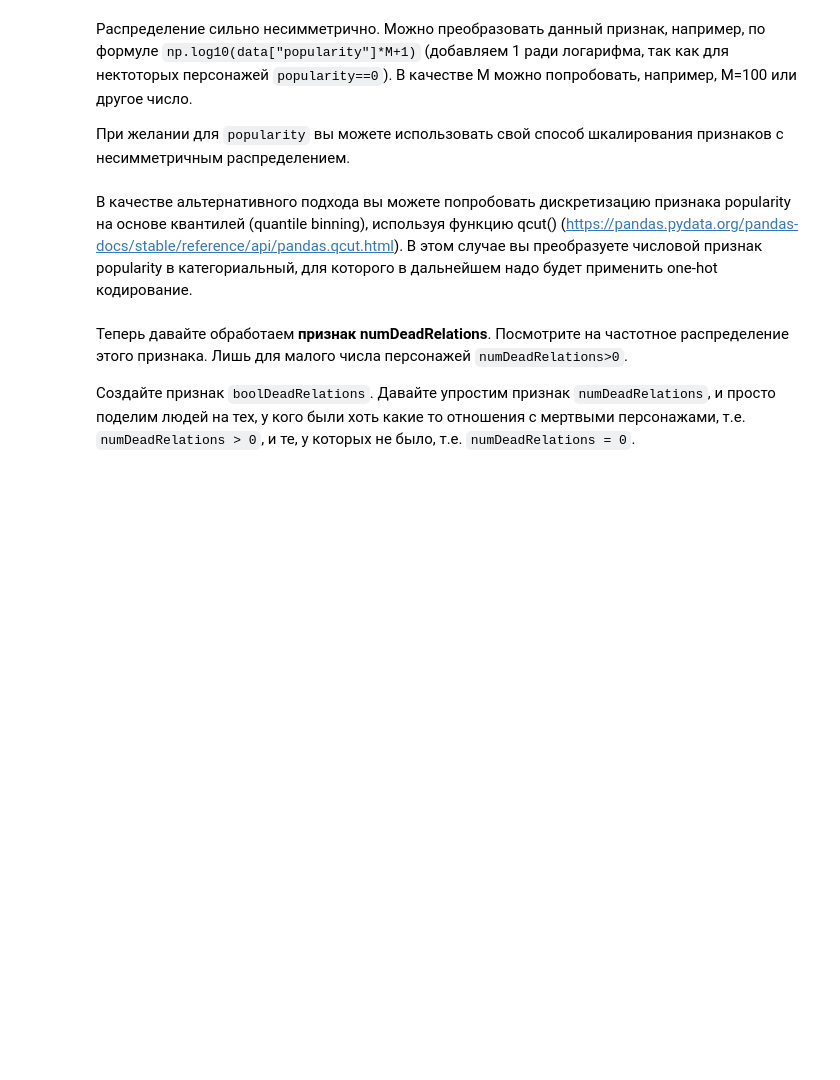
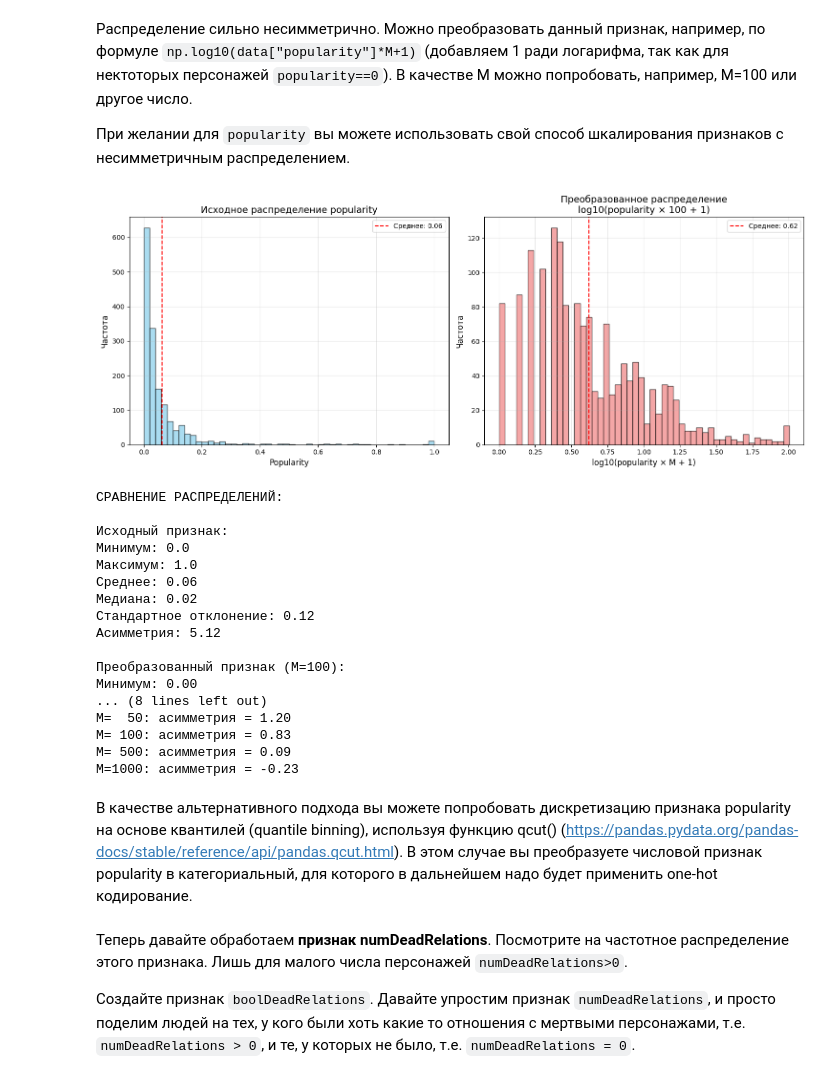
Before and after one commit to Legion342/Legion342, a Jupyter notebook: week_01_ml_intro/Homework/hw_1_game_of_thrones.ipynb, the cells around one changed output. Cells and saved outputs as stored; diff of their text form; code cells hidden in the pictures; blank space fills up the shorter version.

```diff
--- a/week_01_ml_intro/Homework/hw_1_game_of_thrones.ipynb
+++ b/week_01_ml_intro/Homework/hw_1_game_of_thrones.ipynb
@@ -156,6 +291,79 @@ NameError: name 'Nan' is not defined
 Распределение сильно несимметрично. Можно преобразовать данный признак, например, по формуле `np.log10(data["popularity"]*M+1)` (добавляем 1 ради логарифма, так как для нектоторых персонажей `popularity==0`). В качестве M можно попробовать, например, M=100 или другое число.
 
 При желании для `popularity` вы можете использовать свой способ шкалирования признаков с несимметричным распределением.
+# %%
+import numpy as np
+
+# Теперь можно выполнять преобразование
+M = 100
+data['popularity_log'] = np.log10(data['popularity'] * M + 1)
+
+# Построение гистограмм для сравнения исходного и преобразованного признака
+fig, (ax1, ax2) = plt.subplots(1, 2, figsize=(15, 6))
+
+# Исходное распределение
+ax1.hist(data['popularity'], bins=50, alpha=0.7, color='skyblue', edgecolor='black')
+ax1.set_title('Исходное распределение popularity', fontsize=14)
+ax1.set_xlabel('Popularity', fontsize=12)
+ax1.set_ylabel('Частота', fontsize=12)
+ax1.grid(alpha=0.3)
+ax1.axvline(data['popularity'].mean(), color='red', linestyle='--', label=f'Среднее: {data["popularity"].mean():.2f}')
+ax1.legend()
+
+# Преобразованное распределение
+ax2.hist(data['popularity_log'], bins=50, alpha=0.7, color='lightcoral', edgecolor='black')
+ax2.set_title(f'Преобразованное распределение\nlog10(popularity × {M} + 1)', fontsize=14)
+ax2.set_xlabel('log10(popularity × M + 1)', fontsize=12)
+ax2.set_ylabel('Частота', fontsize=12)
+ax2.grid(alpha=0.3)
+ax2.axvline(data['popularity_log'].mean(), color='red', linestyle='--', label=f'Среднее: {data["popularity_log"].mean():.2f}')
+ax2.legend()
+
+plt.tight_layout()
+plt.show()
+
+# Сравнительная статистика
+print("СРАВНЕНИЕ РАСПРЕДЕЛЕНИЙ:")
+print("\nИсходный признак:")
+print(f"Минимум: {data['popularity'].min()}")
+print(f"Максимум: {data['popularity'].max()}")
+print(f"Среднее: {data['popularity'].mean():.2f}")
+print(f"Медиана: {data['popularity'].median():.2f}")
+print(f"Стандартное отклонение: {data['popularity'].std():.2f}")
+print(f"Асимметрия: {data['popularity'].skew():.2f}")
+
+print(f"\nПреобразованный признак (M={M}):")
+print(f"Минимум: {data['popularity_log'].min():.2f}")
+print(f"Максимум: {data['popularity_log'].max():.2f}")
+print(f"Среднее: {data['popularity_log'].mean():.2f}")
+print(f"Медиана: {data['popularity_log'].median():.2f}")
+print(f"Стандартное отклонение: {data['popularity_log'].std():.2f}")
+print(f"Асимметрия: {data['popularity_log'].skew():.2f}")
+
+# Дополнительно: попробуем другие значения M
+print("\nЭКСПЕРИМЕНТЫ С РАЗНЫМИ M:")
+for M_test in [10, 50, 100, 500, 1000]:
+    temp_log = np.log10(data['popularity'] * M_test + 1)
+    print(f"M={M_test:4d}: асимметрия = {temp_log.skew():.2f}")
+# %% [output]
+[figure, added]
+СРАВНЕНИЕ РАСПРЕДЕЛЕНИЙ:
+
+Исходный признак:
+Минимум: 0.0
+Максимум: 1.0
+Среднее: 0.06
+Медиана: 0.02
+Стандартное отклонение: 0.12
+Асимметрия: 5.12
+
+Преобразованный признак (M=100):
+Минимум: 0.00
+... (8 lines left out)
+M=  50: асимметрия = 1.20
+M= 100: асимметрия = 0.83
+M= 500: асимметрия = 0.09
+M=1000: асимметрия = -0.23
 # %% [markdown]
 В качестве альтернативного подхода вы можете попробовать дискретизацию признака popularity на основе квантилей (quantile binning), используя функцию qcut() (https://pandas.pydata.org/pandas-docs/stable/reference/api/pandas.qcut.html). В этом случае вы преобразуете числовой признак popularity в категориальный, для которого в дальнейшем надо будет применить one-hot кодирование.
 # %% [markdown]
```
Also changed, not shown: parts of 9 cells of this notebook.
